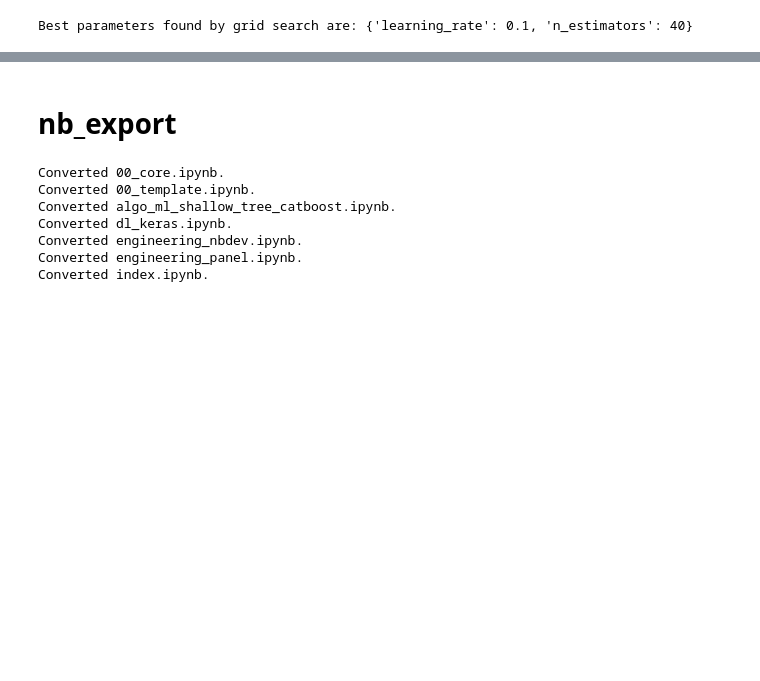
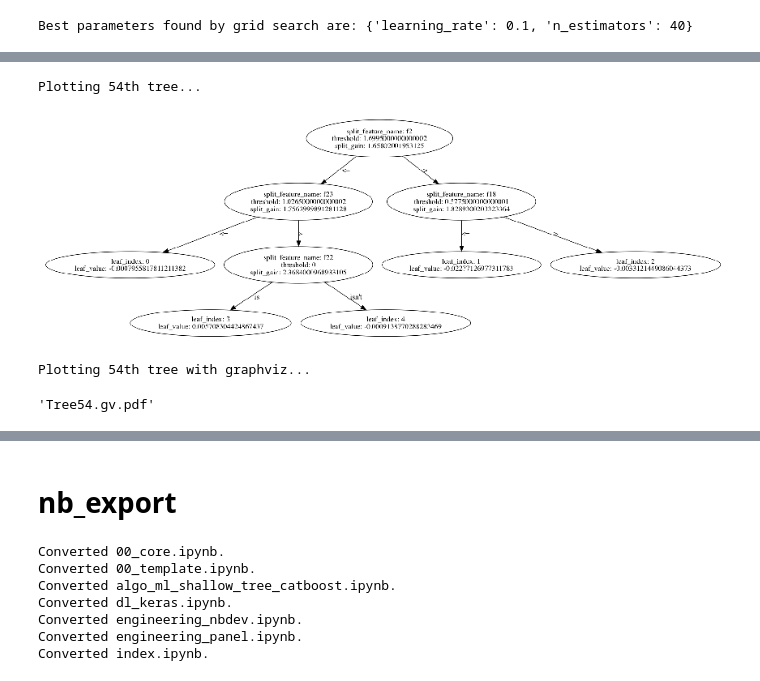
Before and after one commit to mayi140611/myappsexlib, a Jupyter notebook: algo_ml_tree_lgb.ipynb, the cells around one changed output, grey strips where cells are left out. Saved outputs shown, nothing was run; the diff lists cells and outputs as text; code cells hidden in the pictures; blank space fills up the shorter version.

```diff
--- a/algo_ml_tree_lgb.ipynb
+++ b/algo_ml_tree_lgb.ipynb
@@ -335,0 +770,14 @@ https://github.com/microsoft/LightGBM/blob/master/examples/python-guide/advanced
+# %%
+print('Plotting 54th tree...')  # one tree use categorical feature to split
+ax = lgb.plot_tree(gbm, tree_index=53, figsize=(15, 15), show_info=['split_gain'])
+plt.show()
+# %% [output]
+Plotting 54th tree...
+[figure, added]
+# %%
+print('Plotting 54th tree with graphviz...')
+graph = lgb.create_tree_digraph(gbm, tree_index=53, name='Tree54')
+graph.render(view=True)
+# %% [output]
+Plotting 54th tree with graphviz...
+'Tree54.gv.pdf'
```
Also changed, not shown: parts of 61 cells of this notebook, 13 other files.
